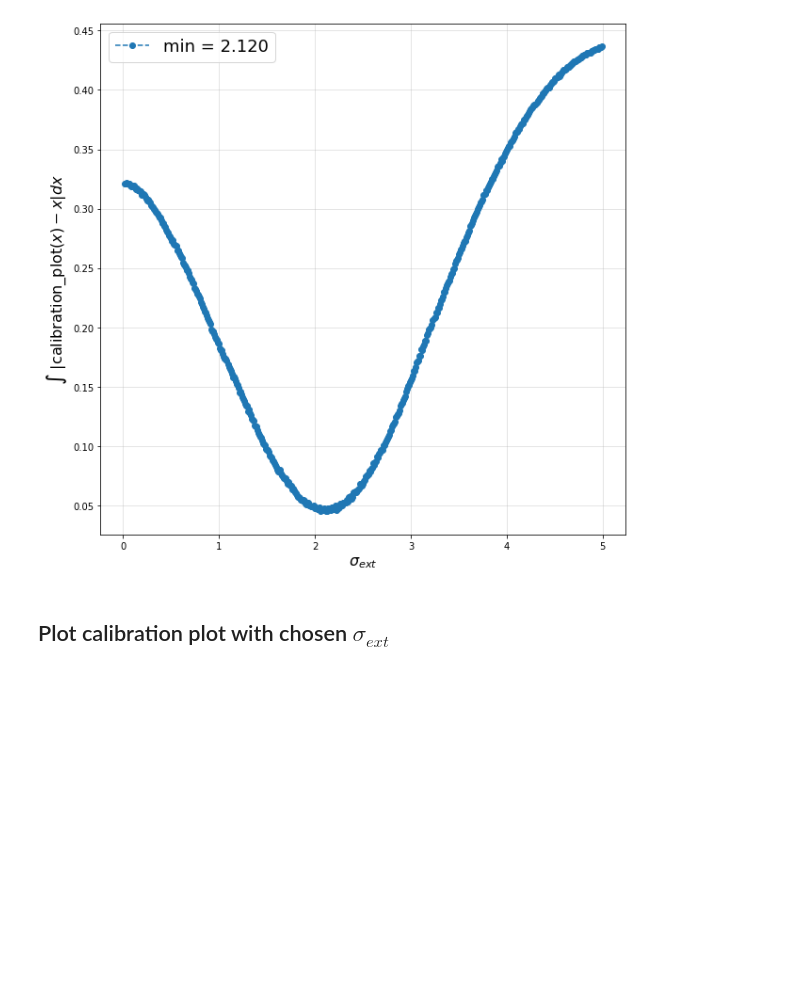
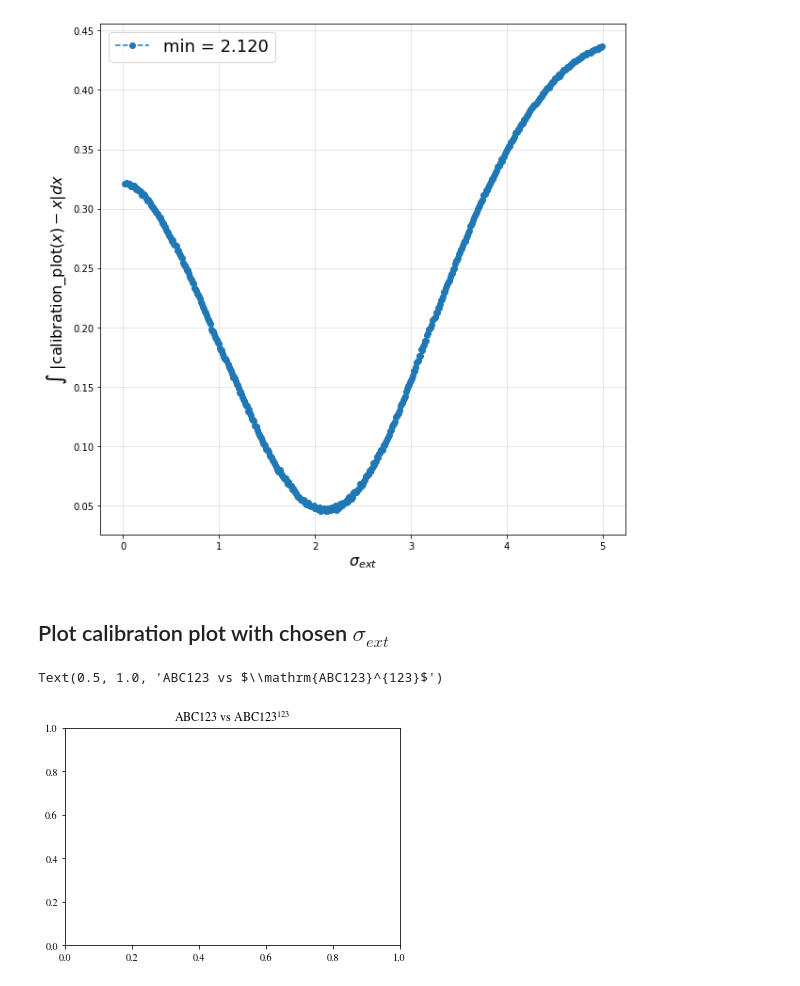
Before and after one commit to shahineb/aodisaggregation, a Jupyter notebook: notebooks/calibrate-bext-svgp-observation-model-scale.ipynb, the cells around one changed output. Drawn from its saved outputs; the diff is of its cells as text; code cells hidden in the pictures; blank space fills up the shorter version.

```diff
--- a/notebooks/calibrate-bext-svgp-observation-model-scale.ipynb
+++ b/notebooks/calibrate-bext-svgp-observation-model-scale.ipynb
@@ -221,6 +221,14 @@ for size in sizes_iter:
     ub_mask = data.gt_by_column[rdm_idx] < ub
     cr_mask = lb_mask & ub_mask
     calibration.append(cr_mask.float().mean().item())
+# %%
+import matplotlib
+matplotlib.rcParams['mathtext.fontset'] = 'stix'
+matplotlib.rcParams['font.family'] = 'STIXGeneral'
+matplotlib.pyplot.title(r'ABC123 vs $\mathrm{ABC123}^{123}$')
+# %% [output]
+Text(0.5, 1.0, 'ABC123 vs $\\mathrm{ABC123}^{123}$')
+[figure, added]
 # %%
 fig, ax = plt.subplots(1, 1, figsize=(10, 10))
 
```
Also changed, not shown: parts of 1 cell of this notebook, 5 other files.
